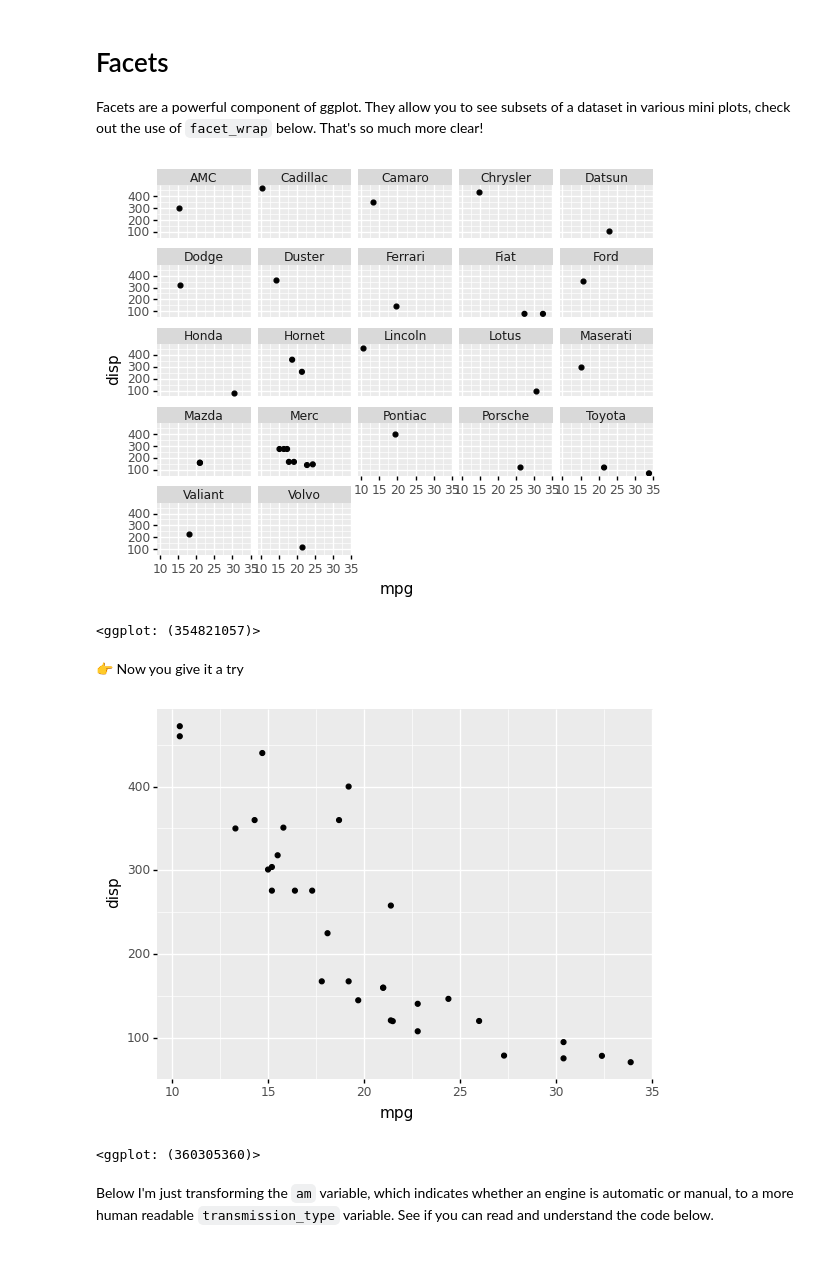
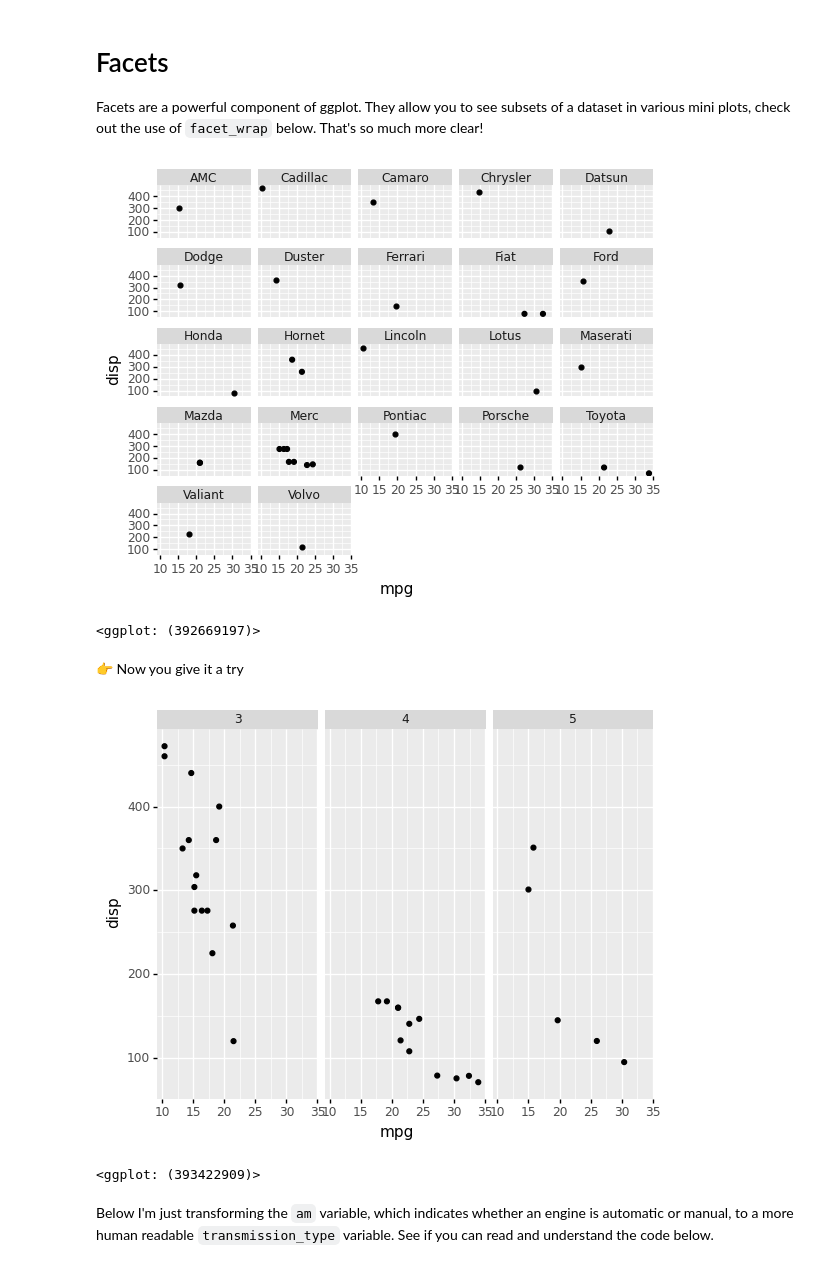
Before and after one commit to code4journalism/learning-plotnine-stephenanti, a Jupyter notebook: learn-plotnine.ipynb, the cells around one changed output. Drawn from its saved outputs; the diff is of its cells as text; code cells hidden in the pictures.

```diff
--- a/learn-plotnine.ipynb
+++ b/learn-plotnine.ipynb
@@ -195,7 +233,7 @@ mtcars.head()
 # Insert python code below to add the 'brand' variable
 # (Want to skip this sidequest? click above for the answer and just paste the code here!)
 
-
+mtcars['brand'] = mtcars['name'].str.split(expand=True)[0]
 
 # Display mtcars
 mtcars.head()
@@ -234,22 +280,22 @@ from plotnine import  facet_wrap
 )
 # %% [output]
 [figure]
-<ggplot: (354821057)>
+<ggplot: (392669197)>
 # %% [markdown]
 👉 Now you give it a try
 # %%
 # Facet this chart of by the relationship between engine capacity (disp)
 # and fuel efficiency (mpg) by the number of forward gears (gear)
 
 (
     ggplot(mtcars,
         aes('mpg', 'disp'))
         + geom_point()
-                        # add a facet_wrap here
+        + facet_wrap ('gear') # add a facet_wrap here
 )
 # %% [output]
-[figure, old version]
+[figure, new version]
-<ggplot: (360305360)>
+<ggplot: (393422909)>
 # %% [markdown]
 Below I'm just transforming the `am` variable, which indicates whether an engine is automatic or manual, to a more human readable `transmission_type` variable. See if you can read and understand the code below.
 # %%
```
Also changed, not shown: parts of 19 cells of this notebook.
